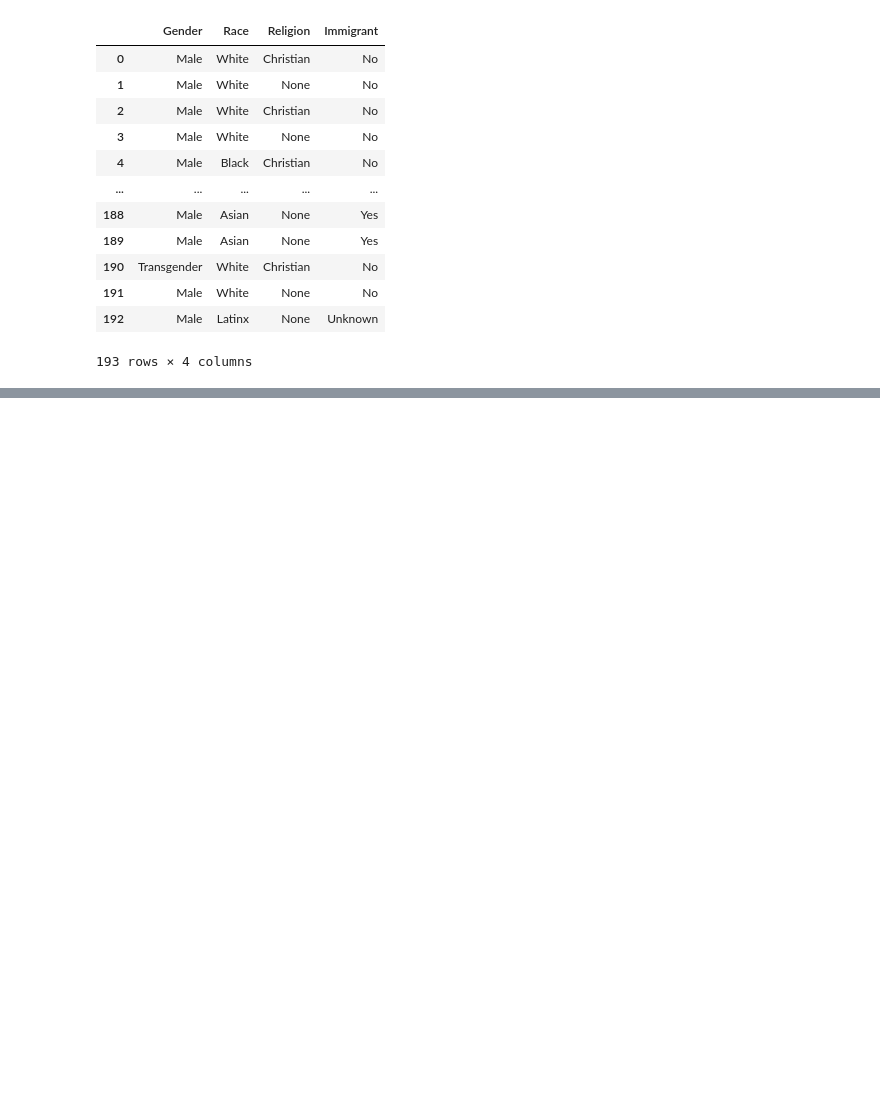
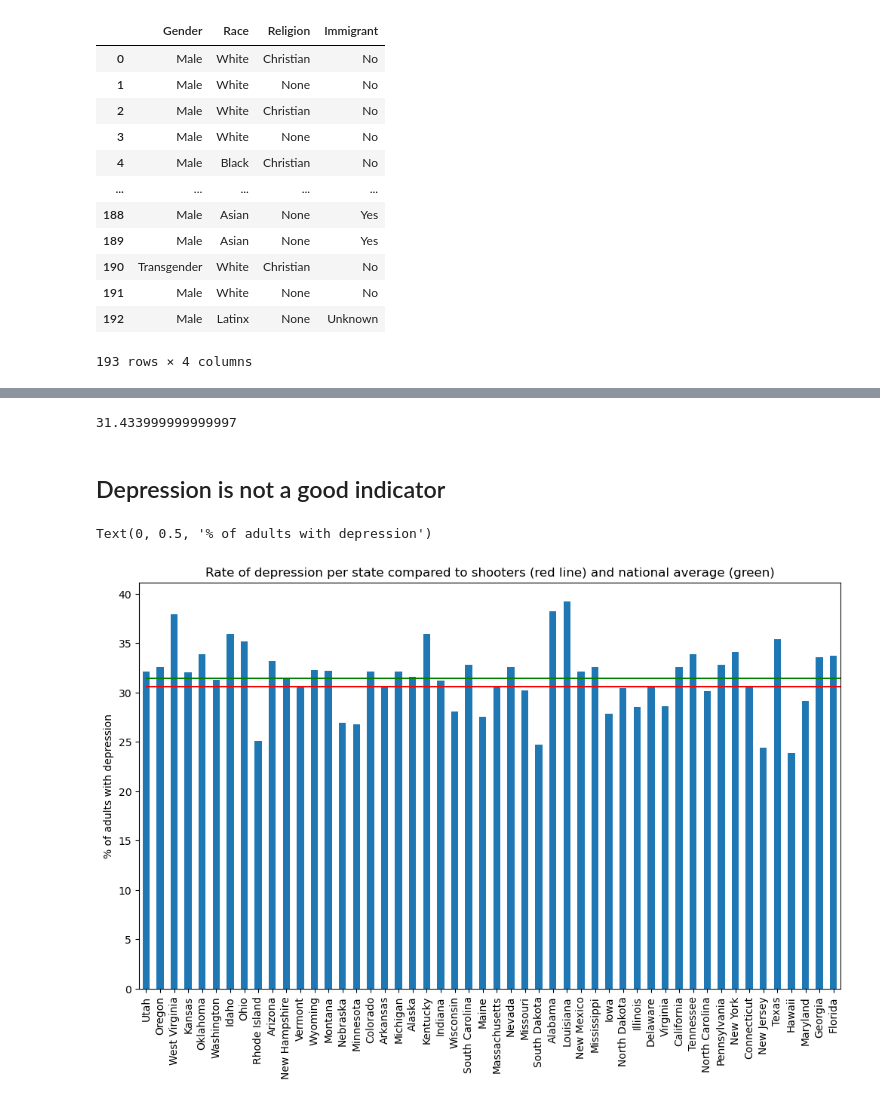
Before and after one commit to benoitchamot/Shootings, a Jupyter notebook: DataExploration.ipynb, the cells around one changed output, grey strips where cells are left out. Drawn from its saved outputs; the diff is of its cells as text; code cells hidden in the pictures; blank space fills up the shorter version.

```diff
--- a/DataExploration.ipynb
+++ b/DataExploration.ipynb
@@ -125,0 +252,21 @@ shooters_df[['Gender', 'Race', 'Religion','Immigrant']]
+# %%
+
+shooter_depression = 100*depression_df.loc[1,:][0].values[0]/total_cases
+# %%
+national_depression = mentalillness_df['adultsWithAnxietyOrDepresion'].mean()
+# %% [output]
+31.433999999999997
+# %% [markdown]
+## Depression is not a good indicator
+# %%
+import matplotlib.pyplot as plt
+
+mentalillness_df.plot.bar(x = 'state', y='adultsWithAnxietyOrDepresion', figsize = (12,7),legend = False)
+plt.hlines(shooter_depression,0,50,'red')
+plt.hlines(national_depression,0,50,'green')
+plt.title('Rate of depression per state compared to shooters (red line) and national average (green)')
+plt.xlabel('')
+plt.ylabel("% of adults with depression")
+# %% [output]
+Text(0, 0.5, '% of adults with depression')
+[figure, added]
```
Also changed, not shown: parts of 44 cells of this notebook, 3 other files.
